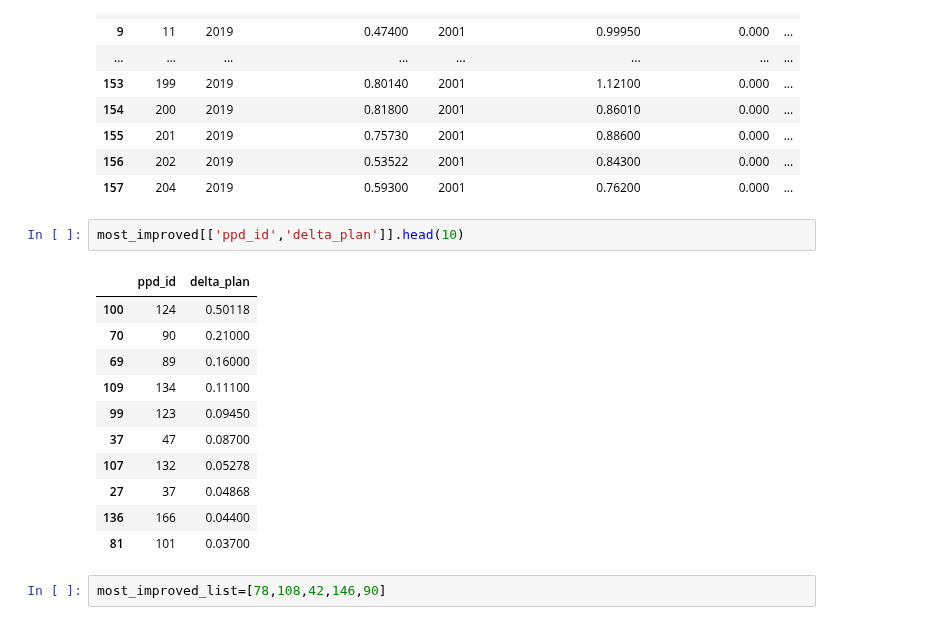
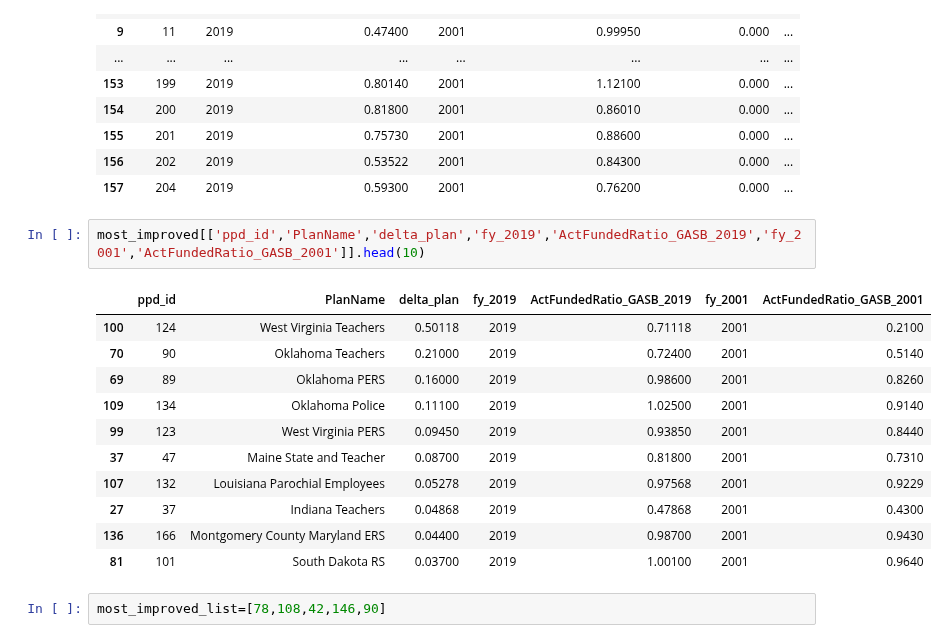
Before and after one commit to DeltaDeutsch/PPD-Group-Project, a Jupyter notebook: PPD Group Project.ipynb, the cells around one changed output. Drawn from its saved outputs; the diff is of its cells as text.

Commit message:
Added additional fields to dataframes for most/least and hardest hit

```diff
--- a/PPD Group Project.ipynb
+++ b/PPD Group Project.ipynb
@@ -475,19 +475,19 @@ improved_plan_df
 | 156 | 202 | 2019 | 0.53522 | 2001 | 0.84300 | 0.000 | ... |
 | 157 | 204 | 2019 | 0.59300 | 2001 | 0.76200 | 0.000 | ... |
 # %%
-most_improved[['ppd_id','delta_plan']].head(10)
+most_improved[['ppd_id','PlanName','delta_plan','fy_2019','ActFundedRatio_GASB_2019','fy_2001','ActFundedRatio_GASB_2001']].head(10)
 # %% [output]
-|  | ppd_id | delta_plan |
-| 100 | 124 | 0.50118 |
-| 70 | 90 | 0.21000 |
-| 69 | 89 | 0.16000 |
-| 109 | 134 | 0.11100 |
-| 99 | 123 | 0.09450 |
-| 37 | 47 | 0.08700 |
-| 107 | 132 | 0.05278 |
-| 27 | 37 | 0.04868 |
-| 136 | 166 | 0.04400 |
-| 81 | 101 | 0.03700 |
+|  | ppd_id | PlanName | delta_plan | fy_2019 | ActFundedRatio_GASB_2019 | fy_2001 | ActFundedRatio_GASB_2001 |
+| 100 | 124 | West Virginia Teachers | 0.50118 | 2019 | 0.71118 | 2001 | 0.2100 |
+| 70 | 90 | Oklahoma Teachers | 0.21000 | 2019 | 0.72400 | 2001 | 0.5140 |
+| 69 | 89 | Oklahoma PERS | 0.16000 | 2019 | 0.98600 | 2001 | 0.8260 |
+| 109 | 134 | Oklahoma Police | 0.11100 | 2019 | 1.02500 | 2001 | 0.9140 |
+| 99 | 123 | West Virginia PERS | 0.09450 | 2019 | 0.93850 | 2001 | 0.8440 |
+| 37 | 47 | Maine State and Teacher | 0.08700 | 2019 | 0.81800 | 2001 | 0.7310 |
+| 107 | 132 | Louisiana Parochial Employees | 0.05278 | 2019 | 0.97568 | 2001 | 0.9229 |
+| 27 | 37 | Indiana Teachers | 0.04868 | 2019 | 0.47868 | 2001 | 0.4300 |
+| 136 | 166 | Montgomery County Maryland ERS | 0.04400 | 2019 | 0.98700 | 2001 | 0.9430 |
+| 81 | 101 | South Dakota RS | 0.03700 | 2019 | 1.00100 | 2001 | 0.9640 |
 # %%
 most_improved_list=[78,108,42,146,90]
 # %%
```
